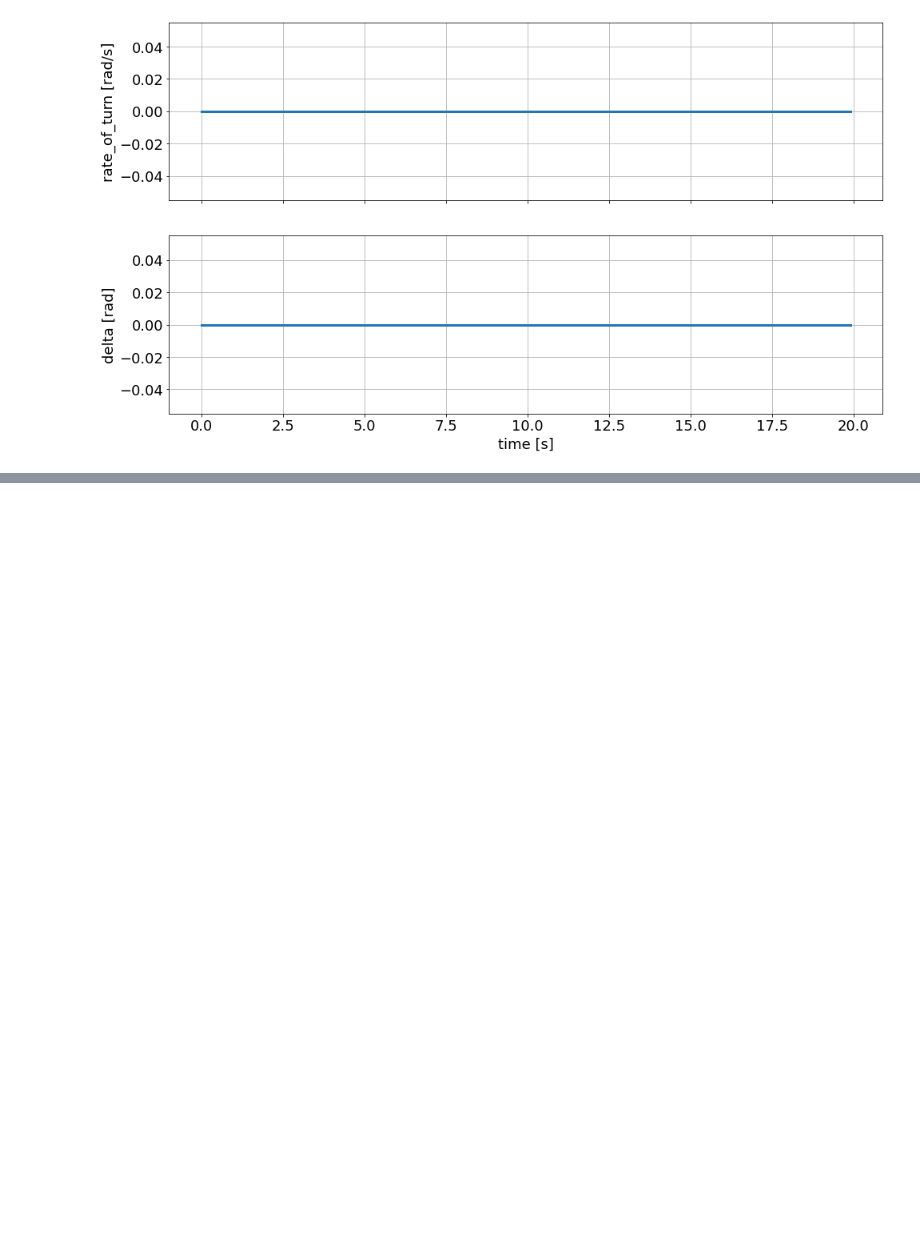
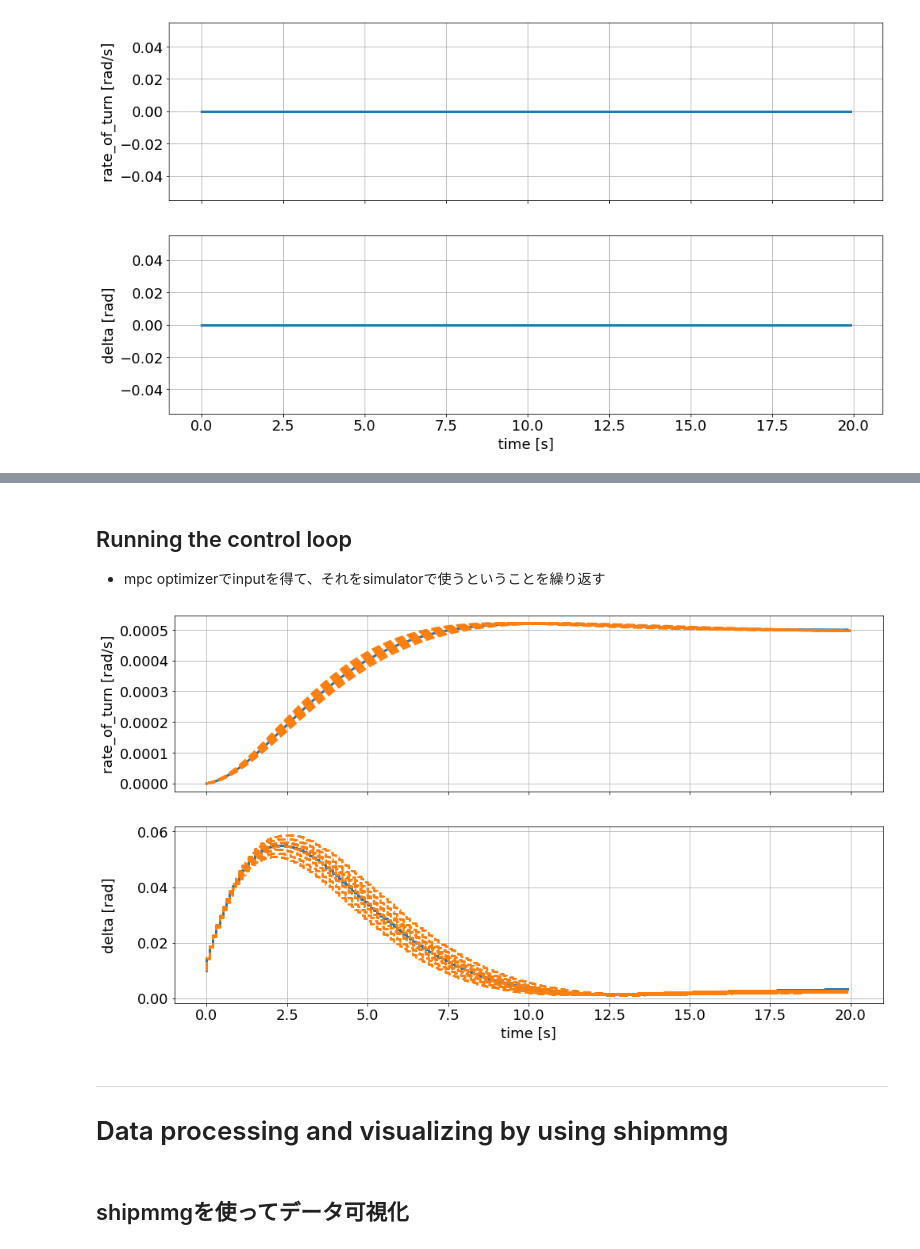
Before and after one commit to ShipMMG/shipmmg_control, a Jupyter notebook: notebooks/1_KT_mpc.ipynb, the cells around one changed output, grey strips where cells are left out. Cells and saved outputs as stored; diff of their text form; code cells hidden in the pictures; blank space fills up the shorter version.

```diff
--- a/notebooks/1_KT_mpc.ipynb
+++ b/notebooks/1_KT_mpc.ipynb
@@ -143,0 +216,3 @@ fig
+# %% [markdown]
+## Running the control loop
+- mpc optimizerでinputを得て、それをsimulatorで使うということを繰り返す
@@ -143,0 +228,14 @@ fig
+# %%
+sim_graphics.clear()
+mpc_graphics.clear()
+# Plot predictions from t=0
+mpc_graphics.plot_predictions(t_ind=0)
+# Plot results until current time
+sim_graphics.plot_results()
+sim_graphics.reset_axes()
+fig
+# %% [output]
+[figure, added]
+# %% [markdown]
+---
+# Data processing and visualizing by using shipmmg
@@ -143,0 +251,2 @@ fig
+# %% [markdown]
+## shipmmgを使ってデータ可視化
```
Also changed, not shown: parts of 46 cells of this notebook, 3 other files.
